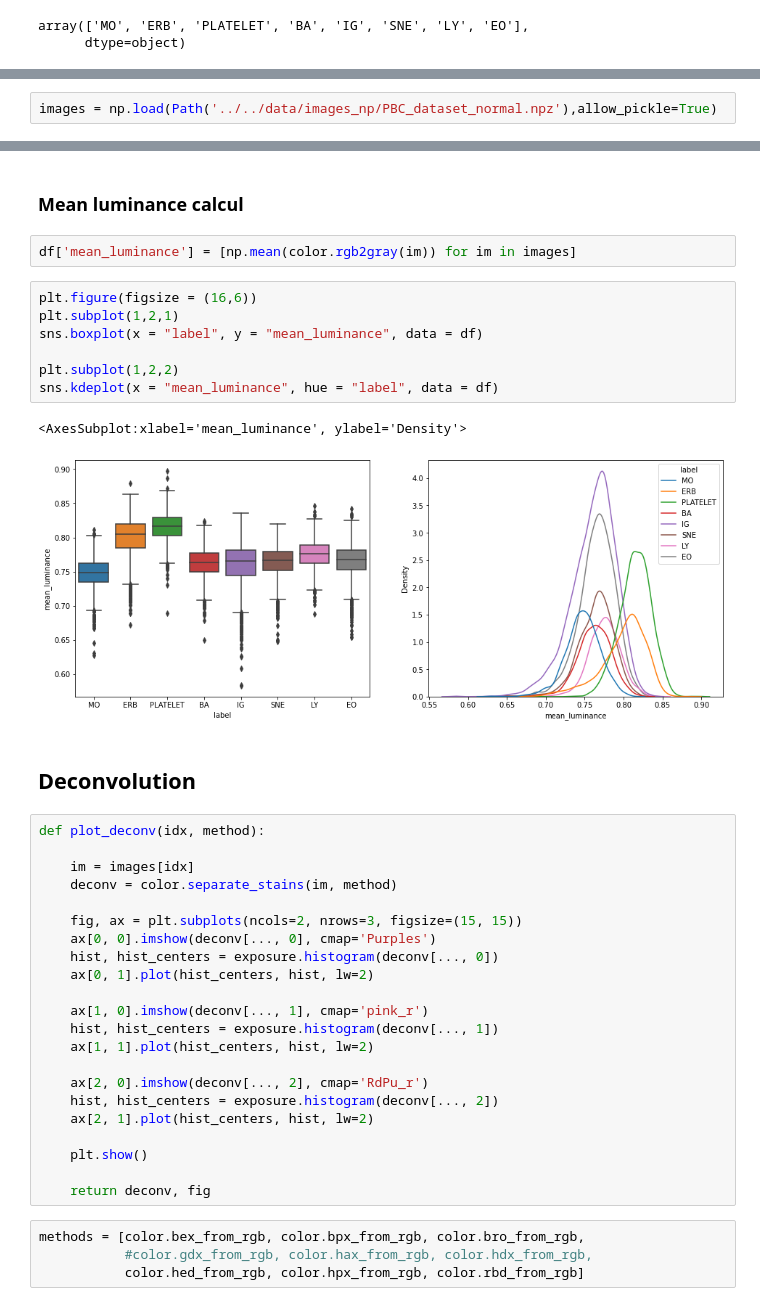
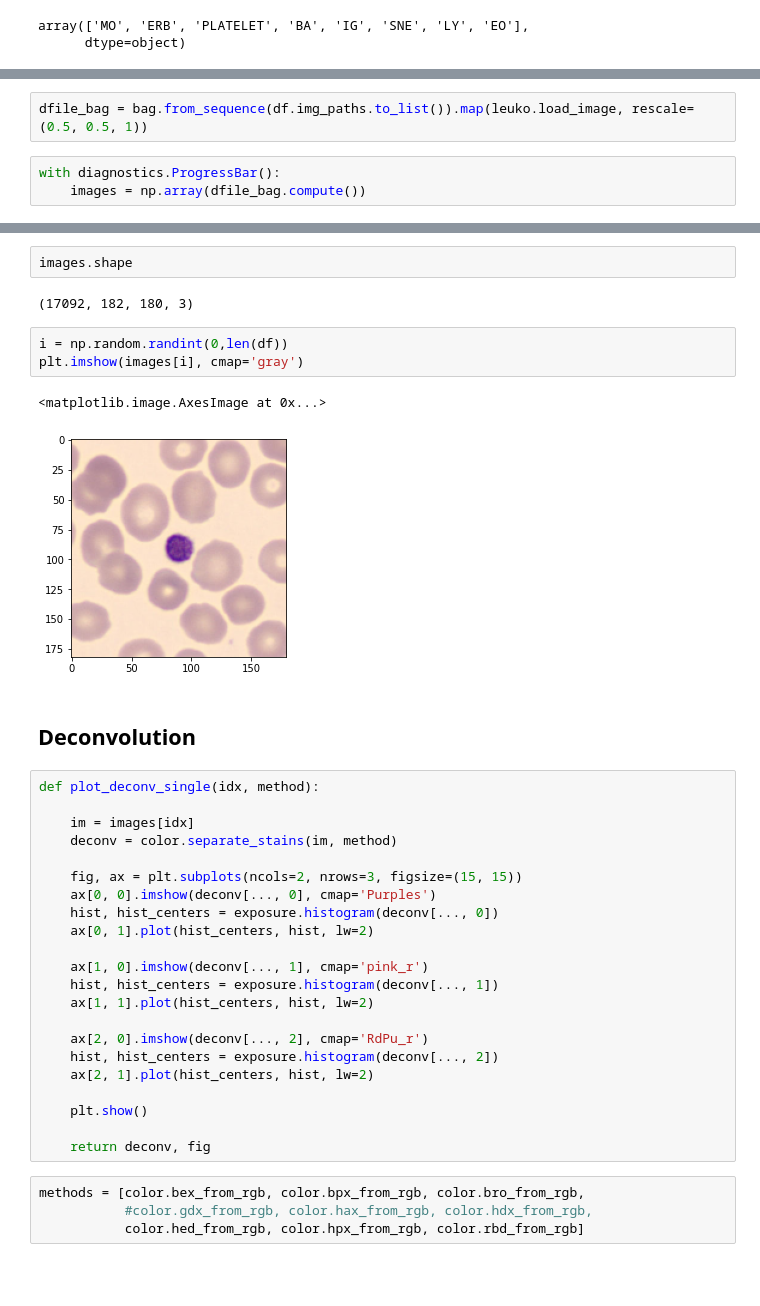
Before and after one commit to Marie-anneMawhin/Leukopy, a Jupyter notebook: notebooks/EDA/EDA_deconv_hist.ipynb, the cells around one changed output, grey strips where cells are left out. Saved outputs shown, nothing was run; the diff lists cells and outputs as text; blank space fills up the shorter version.

```diff
--- a/notebooks/EDA/EDA_deconv_hist.ipynb
+++ b/notebooks/EDA/EDA_deconv_hist.ipynb
@@ -48,0 +42,5 @@ Wall time: 29.8 µs
+# %%
+dfile_bag = bag.from_sequence(df.img_paths.to_list()).map(leuko.load_image, rescale= (0.5, 0.5, 1))
+# %%
+with diagnostics.ProgressBar():
+    images = np.array(dfile_bag.compute())
@@ -59,2 +56,0 @@ KeyboardInterrupt:
-# %%
-images = np.load(Path('../../data/images_np/PBC_dataset_normal.npz'),allow_pickle=True)
@@ -106,21 +57,17 @@ gray_test, histo, histo_centers, fig = plot_gray(420, plot_gray=True) # normalis
-# %% [markdown]
-### Mean luminance calcul
-# %%
-df['mean_luminance'] = [np.mean(color.rgb2gray(im)) for im in images]
-# %%
-plt.figure(figsize = (16,6))
-plt.subplot(1,2,1)
-sns.boxplot(x = "label", y = "mean_luminance", data = df)
-
-plt.subplot(1,2,2)
-sns.kdeplot(x = "mean_luminance", hue = "label", data = df)
-# %% [output]
-<AxesSubplot:xlabel='mean_luminance', ylabel='Density'>
-[figure, removed]
+# %%
+images.shape
+# %% [output]
+(17092, 182, 180, 3)
+# %%
+i = np.random.randint(0,len(df))
+plt.imshow(images[i], cmap='gray')
+# %% [output]
+<matplotlib.image.AxesImage at 0x...>
+[figure, added]
 # %% [markdown]
 ## Deconvolution
 # %%
-def plot_deconv(idx, method):
+def plot_deconv_single(idx, method):
 
     im = images[idx]
     deconv = color.separate_stains(im, method)
```
Also changed, not shown: parts of 38 cells of this notebook, 1 other file.
